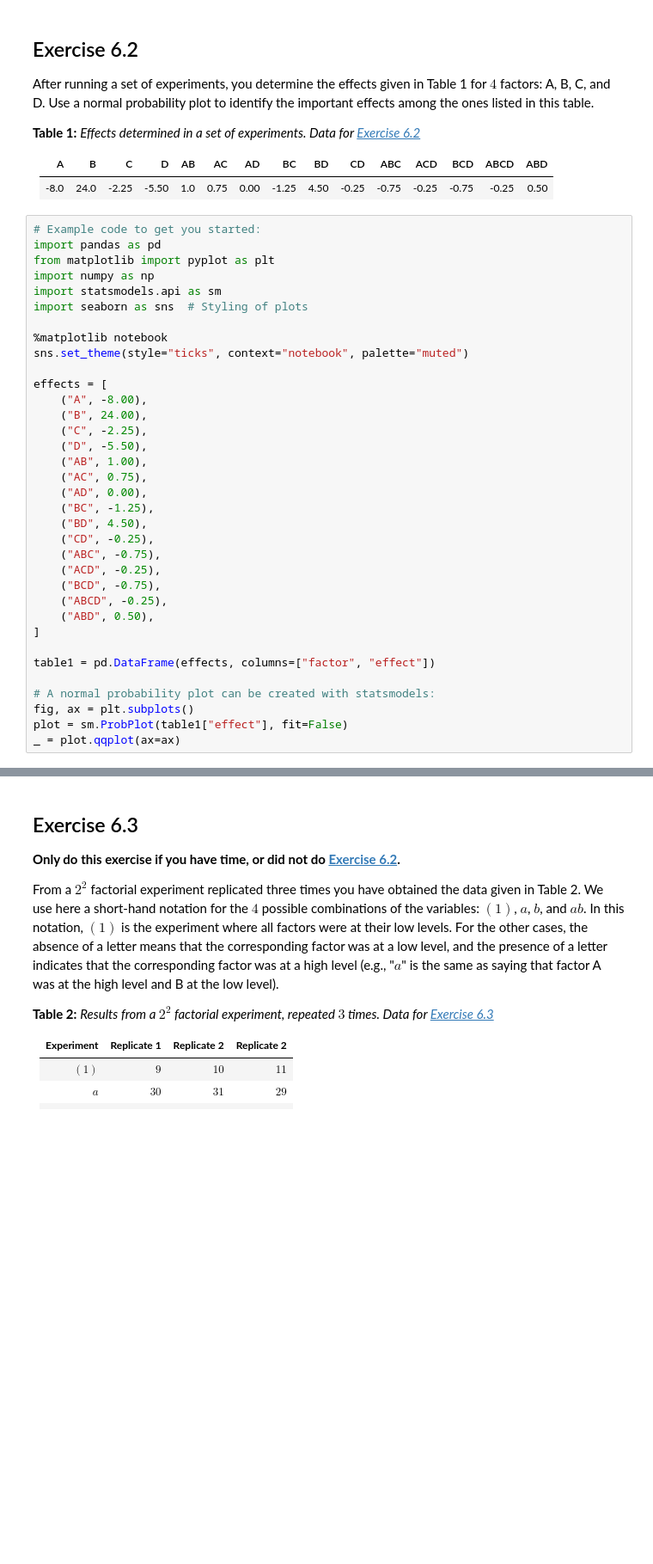
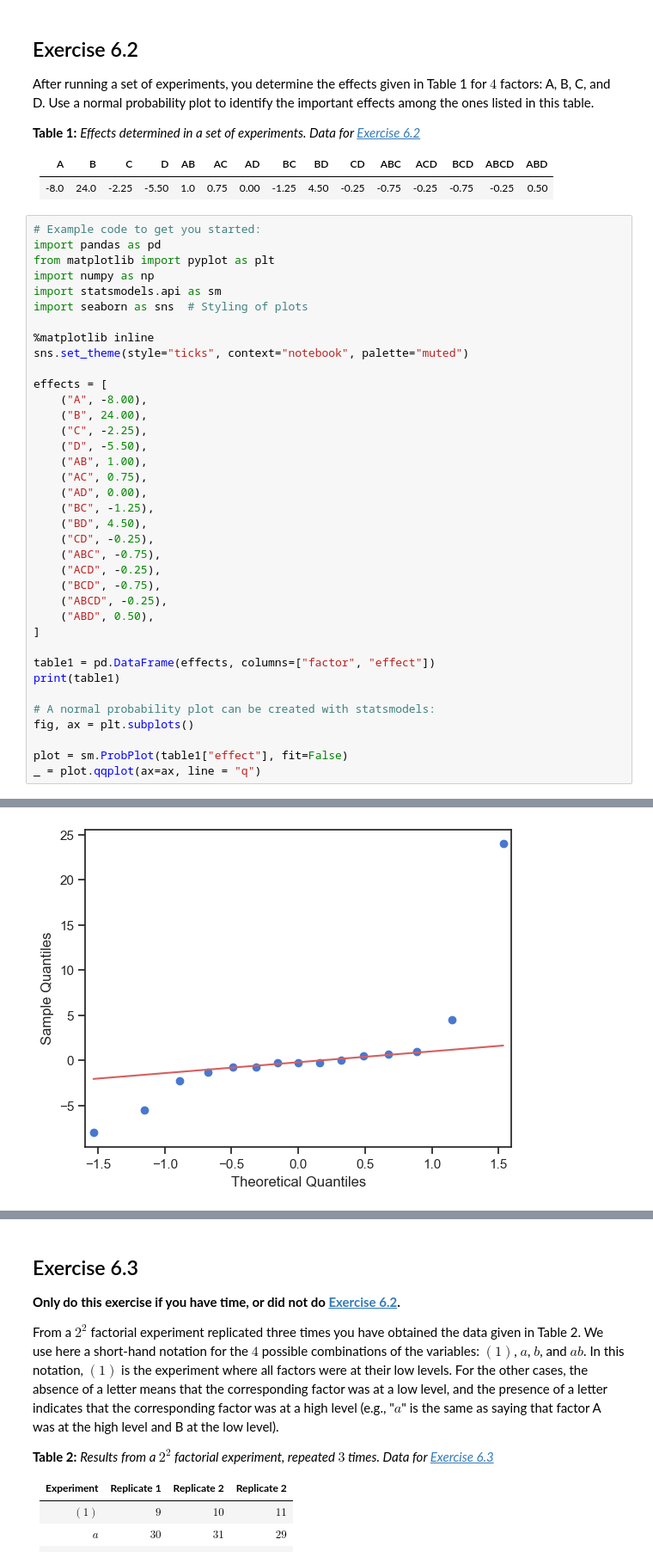
Before and after one commit to joachsob/chemometrics, a Jupyter notebook: exercises/06_Exercise_Set_6.ipynb, the cells around one changed output, grey strips where cells are left out. Shown at 86% size. Cells and saved outputs as stored; diff of their text form; blank space fills up the shorter version.

```diff
--- a/exercises/06_Exercise_Set_6.ipynb
+++ b/exercises/06_Exercise_Set_6.ipynb
@@ -226,7 +228,7 @@ import numpy as np
 import statsmodels.api as sm
 import seaborn as sns  # Styling of plots
 
-%matplotlib notebook
+%matplotlib inline
 sns.set_theme(style="ticks", context="notebook", palette="muted")
 
 effects = [
@@ -248,9 +250,11 @@ effects = [
 ]
 
 table1 = pd.DataFrame(effects, columns=["factor", "effect"])
+print(table1)
 
 # A normal probability plot can be created with statsmodels:
 fig, ax = plt.subplots()
+
 plot = sm.ProbPlot(table1["effect"], fit=False)
-_ = plot.qqplot(ax=ax)
+_ = plot.qqplot(ax=ax, line = "q")
 # %% [output]
@@ -258,0 +277 @@ _ = plot.qqplot(ax=ax)
+[figure, added]
```
Also changed, not shown: parts of 11 cells of this notebook.
